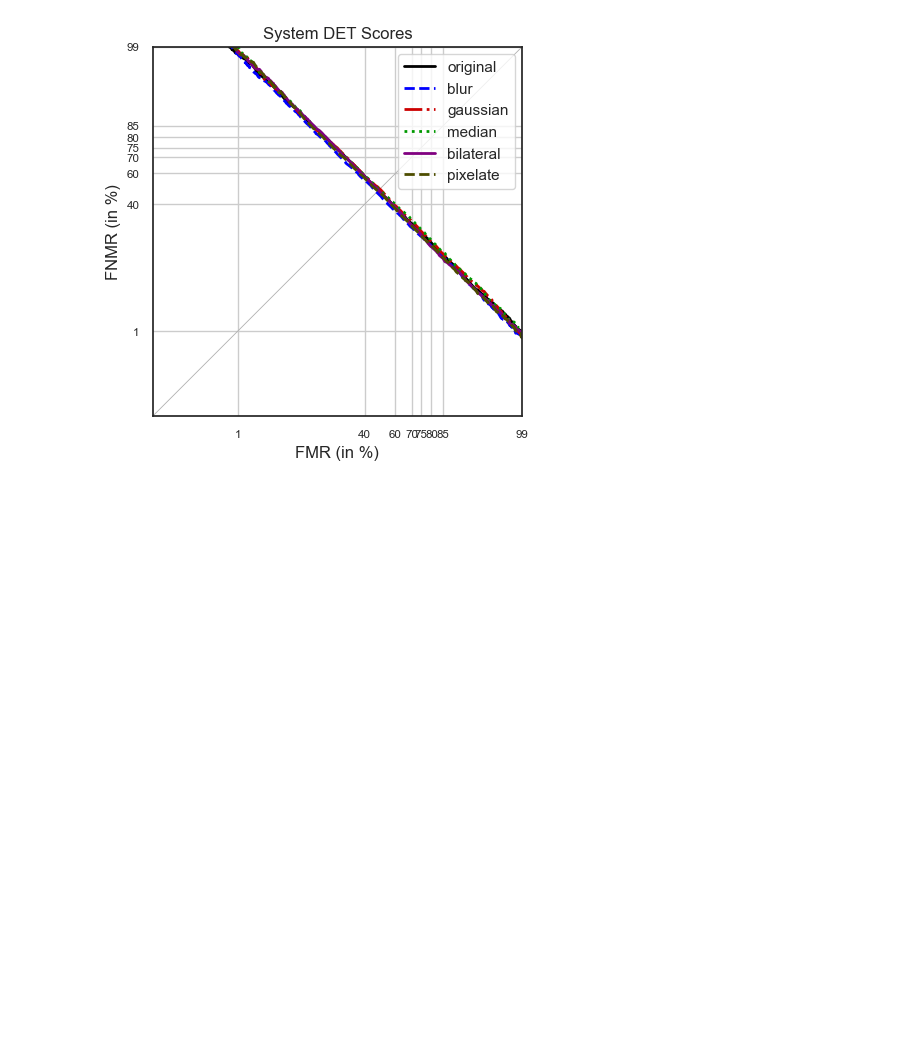
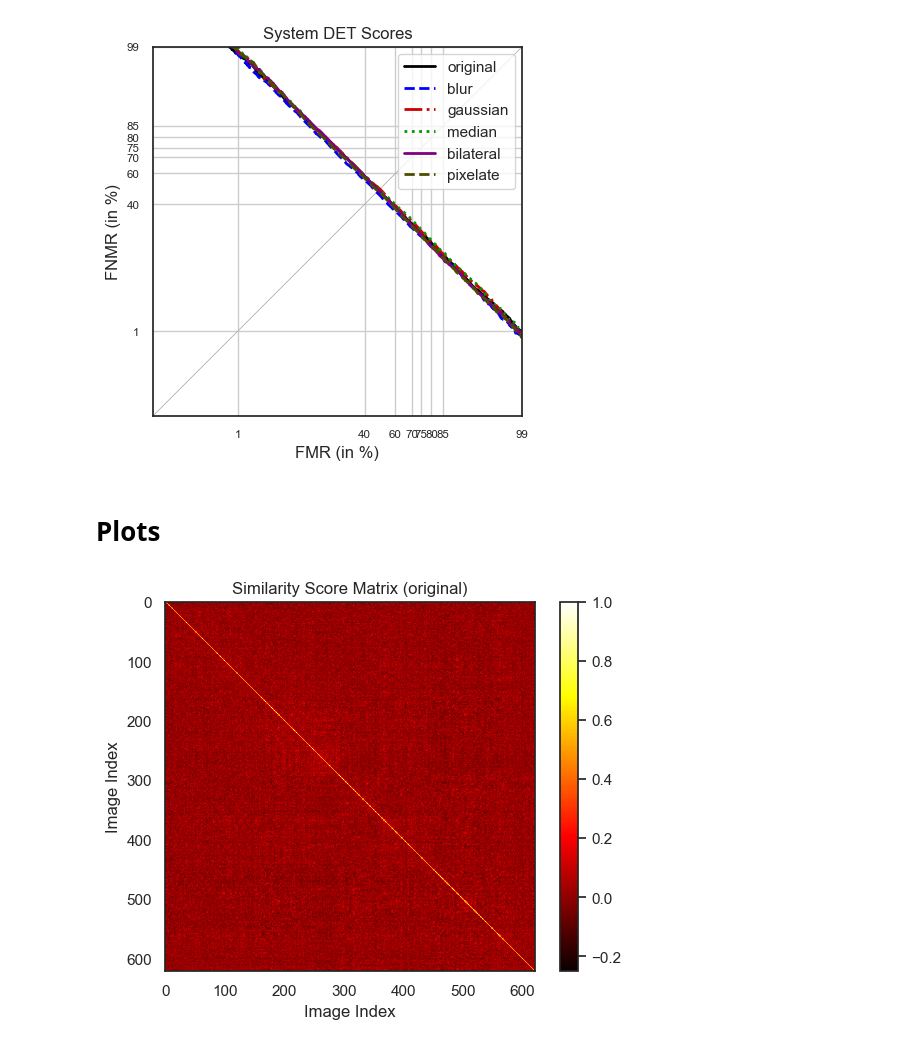
Before and after one commit to johalexander/02238-FAE, a Jupyter notebook: DET/FAE_Performance.ipynb, the cells around one changed output. Cells and saved outputs as stored; diff of their text form; code cells hidden in the pictures; blank space fills up the shorter version.

Commit message:
Updated plots

```diff
--- a/DET/FAE_Performance.ipynb
+++ b/DET/FAE_Performance.ipynb
@@ -353,3 +353,41 @@ det.legend_on(loc="upper right")
 det.show()
 # %% [output]
 [figure]
+# %% [markdown]
+# Plots
+# %%
+from sklearn.metrics.pairwise import cosine_similarity
+
+
+plot_scores_file1 = f"dataset/{system_name1}_plot_scores.npy"
+plot_scores1 = np.load(plot_scores_file1)
+
+plot_scores_file2 = f"dataset/{system_name2}_plot_scores.npy"
+plot_scores2 = np.load(plot_scores_file2)
+
+plot_scores_file3 = f"dataset/{system_name3}_plot_scores.npy"
+plot_scores3 = np.load(plot_scores_file3)
+
+plot_scores_file4 = f"dataset/{system_name4}_plot_scores.npy"
+plot_scores4 = np.load(plot_scores_file4)
+
+plot_scores_file5 = f"dataset/{system_name5}_plot_scores.npy"
+plot_scores5 = np.load(plot_scores_file5)
+
+plot_scores_file6 = f"dataset/{system_name6}_plot_scores.npy"
+plot_scores6 = np.load(plot_scores_file6)
+# %%
+similarity_matrix = cosine_similarity(plot_scores1)
+fig, ax = plt.subplots()
+
+im = ax.imshow(similarity_matrix, cmap='hot')
+
+cbar = ax.figure.colorbar(im, ax=ax)
+
+ax.set_xlabel('Image Index')
+ax.set_ylabel('Image Index')
+ax.set_title('Similarity Score Matrix ({})'.format(system_name1))
+
+plt.show()
+# %% [output]
+[figure, added]
```
Also changed, not shown: parts of 10 cells of this notebook.
